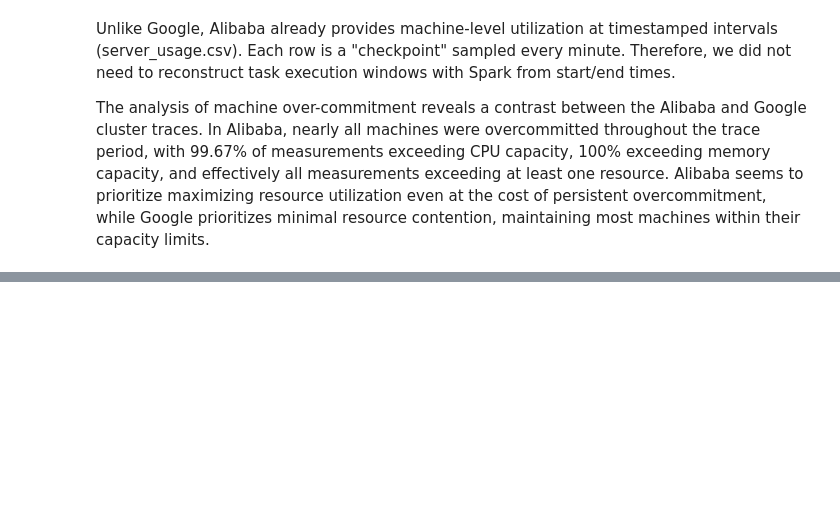
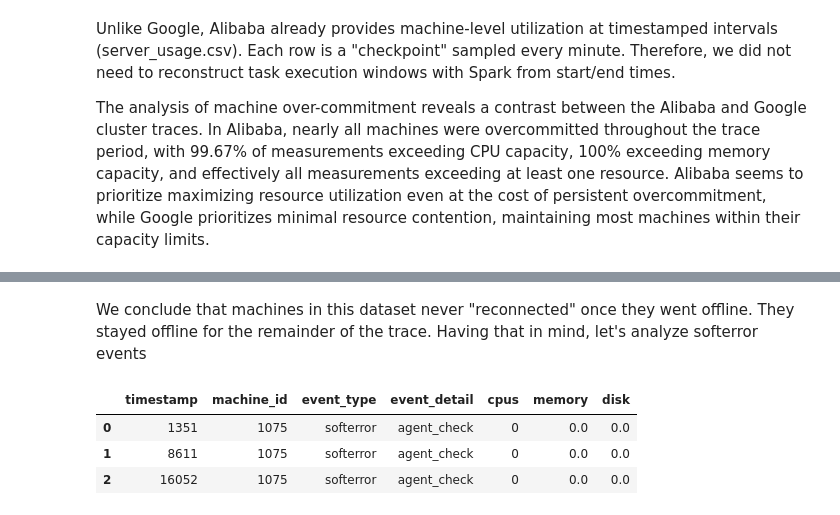
Before and after one commit to len-rtz/LDMS-google-traces-spark, a Jupyter notebook: alibaba_cluster_analysis.ipynb, the cells around one changed output, grey strips where cells are left out. Drawn from its saved outputs; the diff is of its cells as text; code cells hidden in the pictures; blank space fills up the shorter version.

```diff
--- a/alibaba_cluster_analysis.ipynb
+++ b/alibaba_cluster_analysis.ipynb
@@ -355,0 +404,10 @@ The analysis of machine over-commitment reveals a contrast between the Alibaba a
+# %% [markdown]
+We conclude that machines in this dataset never "reconnected" once they went offline. They stayed offline for the remainder of the trace. Having that in mind, let's analyze softerror events
+# %%
+# First, let's see those events:
+df_servers.filter(F.col("event_type") == 'softerror').limit(3).toPandas()
+# %% [output]
+|  | timestamp | machine_id | event_type | event_detail | cpus | memory | disk |
+| 0 | 1351 | 1075 | softerror | agent_check | 0 | 0.0 | 0.0 |
+| 1 | 8611 | 1075 | softerror | agent_check | 0 | 0.0 | 0.0 |
+| 2 | 16052 | 1075 | softerror | agent_check | 0 | 0.0 | 0.0 |
```
Also changed, not shown: parts of 26 cells of this notebook, 1 other file.
